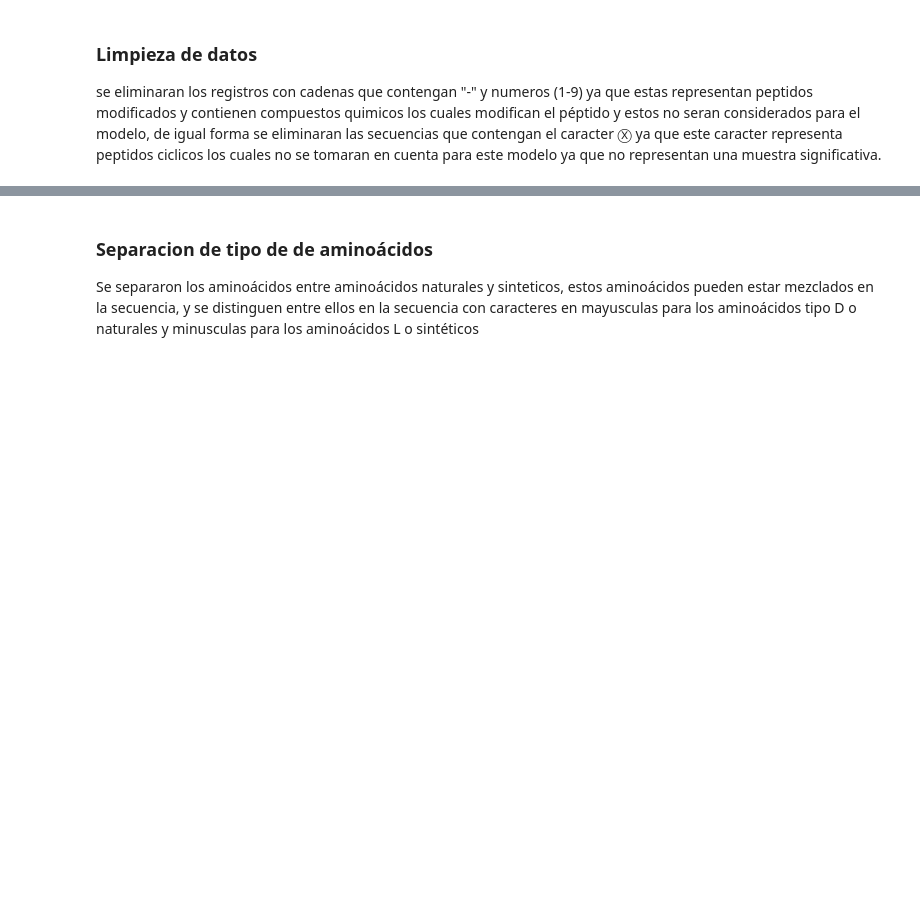
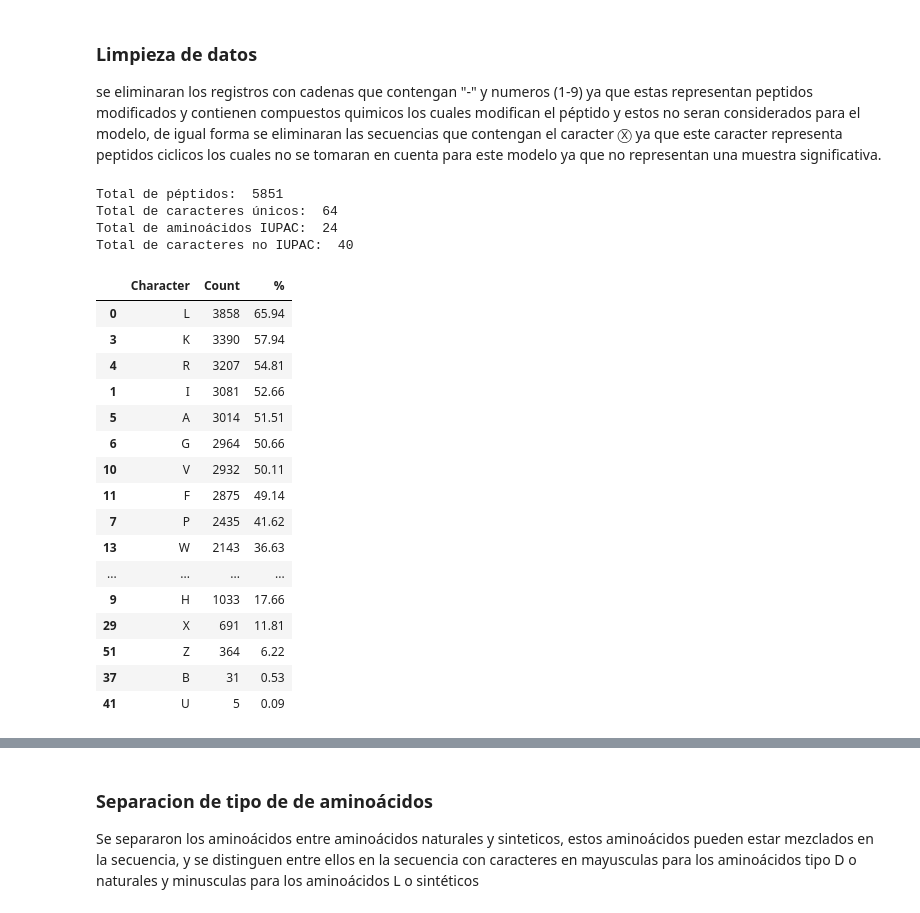
Before and after one commit to A01795375/Proyecto_Integrador_cancer, a Jupyter notebook: notebooks/Avance 2.ipynb, the cells around one changed output, grey strips where cells are left out. Cells and saved outputs as stored; diff of their text form; code cells hidden in the pictures; blank space fills up the shorter version.

Commit message:
solo aminoacidos IUPAC

```diff
--- a/notebooks/Avance 2.ipynb
+++ b/notebooks/Avance 2.ipynb
@@ -144,3 +144,54 @@ df_peptidos.head(5).T
 # %% [markdown]
 ### Limpieza de datos
 se eliminaran los registros con cadenas que contengan "-" y numeros (1-9) ya que estas representan peptidos modificados y contienen compuestos quimicos los cuales modifican el péptido y estos no seran considerados para el modelo, de igual forma se eliminaran las secuencias que contengan el caracter Ⓧ ya que este caracter representa peptidos ciclicos los cuales no se tomaran en cuenta para este modelo ya que no representan una muestra significativa.
+# %%
+# Aminoácidos IUPAC
+aminoacidos = ['A','B','C','D','E','F','G','H','I','K','L','M','N','P','Q','R','S','T','U','V','W','X','Y','Z']
+
+# Crear un diccionario para contar la aparición de cada carácter
+char_count = {}
+
+# Iterar sobre cada secuencia en la columna 'Sequence'
+for sequence in df_peptidos['Sequence']:
+    # Convertir la secuencia en un conjunto de caracteres únicos
+    unique_chars = set(sequence)
+    # Contar la aparición de cada carácter en el conjunto
+    for char in unique_chars:
+        if char in char_count:
+            char_count[char] += 1
+        else:
+            char_count[char] = 1
+
+# Convertir el diccionario en un DataFrame para una mejor visualización
+char_count_df = pd.DataFrame(list(char_count.items()), columns=['Character', 'Count'])
+char_count_df['%'] = (char_count_df['Count'] / df_peptidos.shape[0]).round(4) *100
+
+print('Total de caracteres únicos: ', len(char_count_df))
+print('Total de aminoácidos IUPAC: ', len(aminoacidos))
+print('Total de caracteres no IUPAC: ', len(char_count_df)-len(aminoacidos))
+# %% [output]
+Total de péptidos:  5851
+Total de caracteres únicos:  64
+Total de aminoácidos IUPAC:  24
+Total de caracteres no IUPAC:  40
+# %%
+# Número de péptidos en los que está cada aminoácido IUPAC:
+char_count_df[char_count_df['Character'].isin(aminoacidos)].sort_values(by='Count', ascending=False)
+# %% [output]
+|  | Character | Count | % |
+| 0 | L | 3858 | 65.94 |
+| 3 | K | 3390 | 57.94 |
+| 4 | R | 3207 | 54.81 |
+| 1 | I | 3081 | 52.66 |
+| 5 | A | 3014 | 51.51 |
+| 6 | G | 2964 | 50.66 |
+| 10 | V | 2932 | 50.11 |
+| 11 | F | 2875 | 49.14 |
+| 7 | P | 2435 | 41.62 |
+| 13 | W | 2143 | 36.63 |
+| ... | ... | ... | ... |
+| 9 | H | 1033 | 17.66 |
+| 29 | X | 691 | 11.81 |
+| 51 | Z | 364 | 6.22 |
+| 37 | B | 31 | 0.53 |
+| 41 | U | 5 | 0.09 |
```
Also changed, not shown: parts of 3 cells of this notebook.
